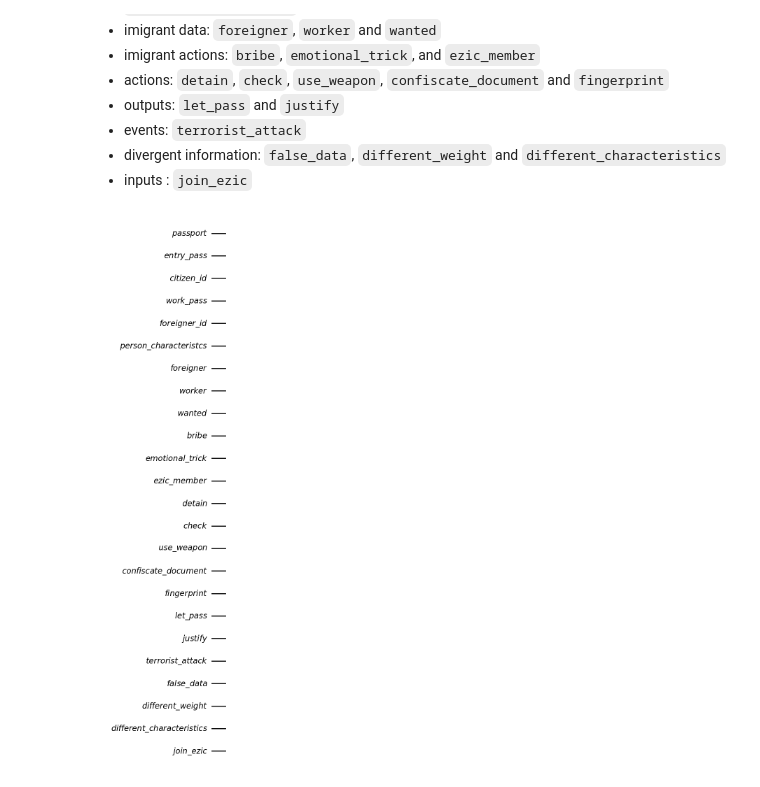
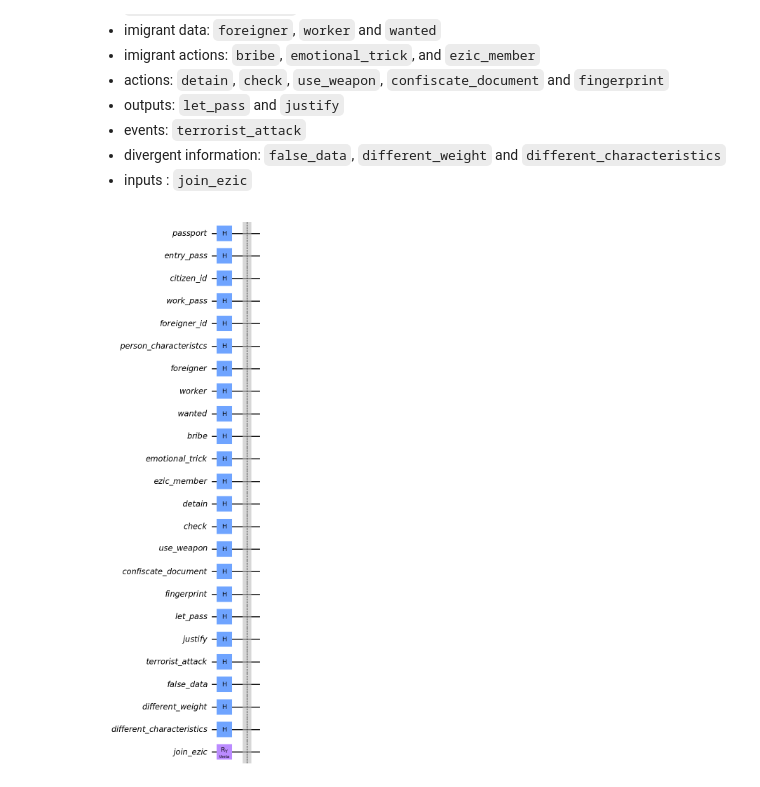
Before and after one commit to Dpbm/QPapersPlease, a Jupyter notebook: papers-please.ipynb, the cells around one changed output. Drawn from its saved outputs; the diff is of its cells as text; code cells hidden in the pictures.

Commit message:
Started circuit

```diff
--- a/papers-please.ipynb
+++ b/papers-please.ipynb
@@ -59,8 +63,27 @@ divergent_information = [false_data, different_weight, different_characteristics
 #inputs
 join_ezic = QuantumRegister(1, name="join_ezic")
 inputs = [join_ezic]
+# %%
+def generate_superposition(circuit, qubits):
+    for qubit in qubits:
+        circuit.h(qubit)
+    return circuit
+# %%
+def add_inputs_parameters(circuit, qubits, parameters):
+    for qubit, parameter in zip(qubits, parameters):
+        circuit.ry(parameter, qubit)
+    return circuit
 # %%
+theta = Parameter('theta')
+parameters = [theta]
+
+
 qc = QuantumCircuit(*documents, *imigrant_data, *imigrant_actions, *actions, *outputs, *events, *divergent_information, *inputs)
+qc = generate_superposition(qc, [*documents, *imigrant_data, *imigrant_actions, *actions, *outputs, *events, *divergent_information])
+qc = add_inputs_parameters(qc, inputs, parameters)
+
+qc.barrier()
+
 qc.draw('mpl')
 # %% [output]
-[figure, old version]
+[figure, new version]
```
Also changed, not shown: parts of 2 cells of this notebook.
